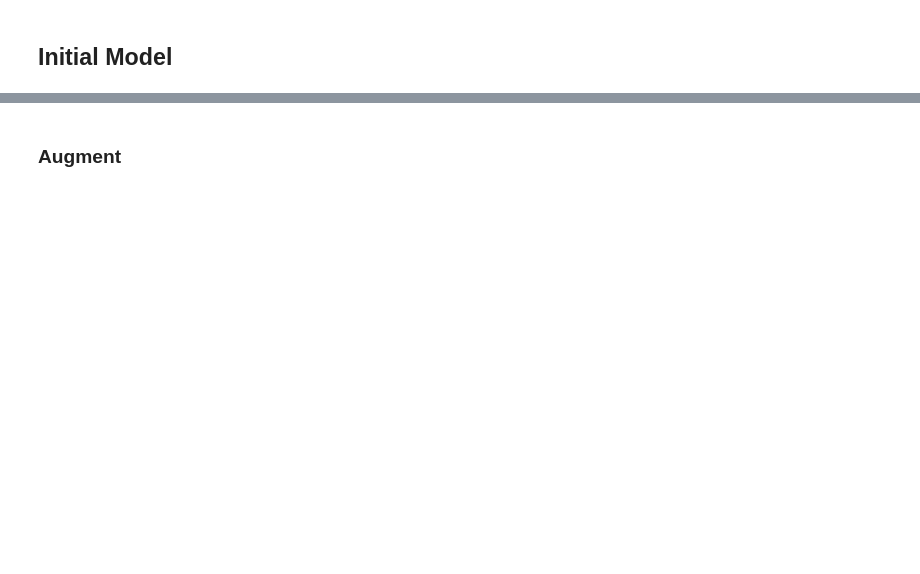
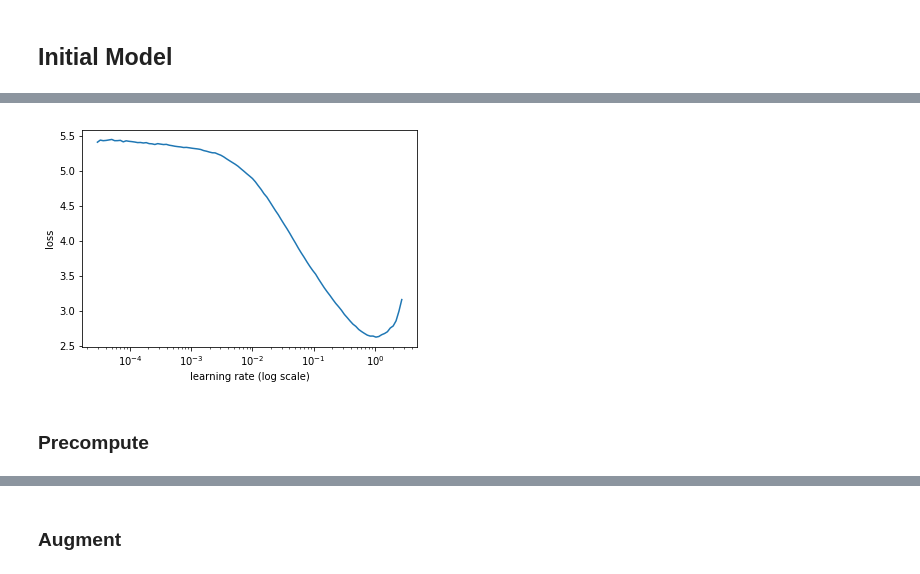
Before and after one commit to matthewrcarpenter/finance, a Jupyter notebook: DogBreedsKaggle.ipynb, the cells around one changed output, grey strips where cells are left out. Saved outputs shown, nothing was run; the diff lists cells and outputs as text; code cells hidden in the pictures; blank space fills up the shorter version.

```diff
--- a/DogBreedsKaggle.ipynb
+++ b/DogBreedsKaggle.ipynb
@@ -93,0 +175,4 @@ learn.fit(1e-2, 5)
+# %%
+learn.sched.plot()
+# %% [output]
+[figure, added]
@@ -93,0 +181,2 @@ learn.fit(1e-2, 5)
+# %% [markdown]
+### Precompute
```
Also changed, not shown: parts of 56 cells of this notebook, 1 other file.
